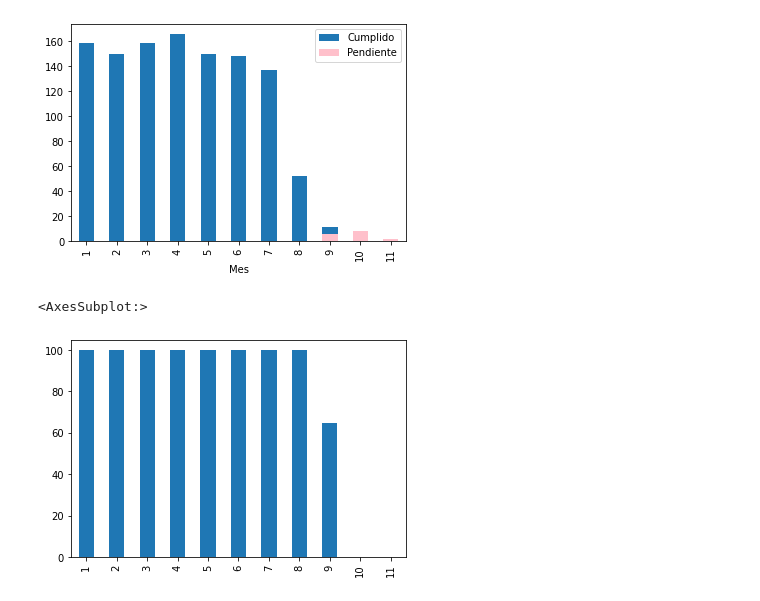
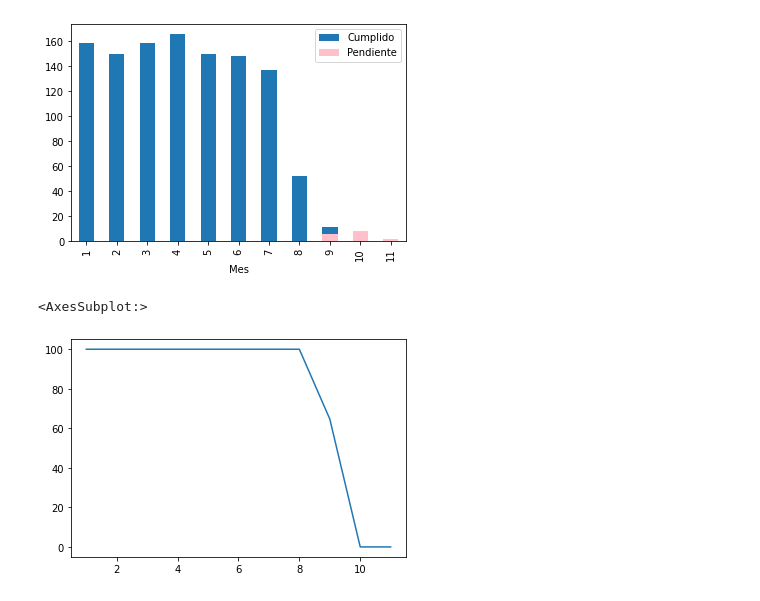
Before and after one commit to melipass/umayor-business-intelligence, a Jupyter notebook: tarea-1b/1 - Testing.ipynb, the cells around one changed output. Drawn from its saved outputs; the diff is of its cells as text; code cells hidden in the pictures.

```diff
--- a/tarea-1b/1 - Testing.ipynb
+++ b/tarea-1b/1 - Testing.ipynb
@@ -274,7 +274,7 @@ cumplimiento = pd.DataFrame(columns=("Mes","Porcentaje de cumplimiento"))
 for i in range(1,12):
     cumplimiento.loc[i] = (cumplido.loc[i][1]/(cumplido.loc[i][1] + pendiente.loc[i][1]))*100
 # %%
-cumplimiento["Porcentaje de cumplimiento"].plot(kind="bar")
+cumplimiento["Porcentaje de cumplimiento"].plot(kind="line")
 # %% [output]
 <AxesSubplot:>
-[figure, old version]
+[figure, new version]
```
